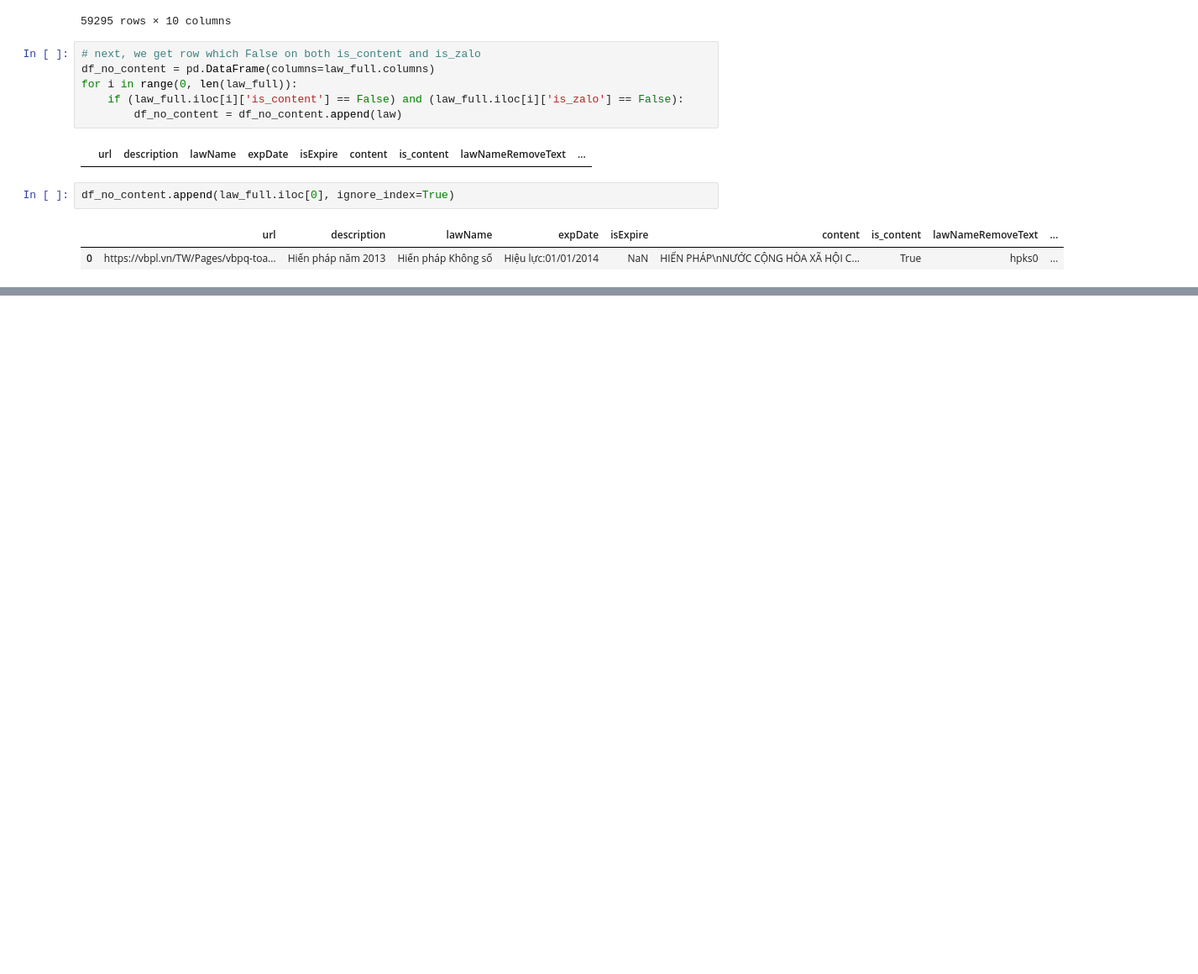
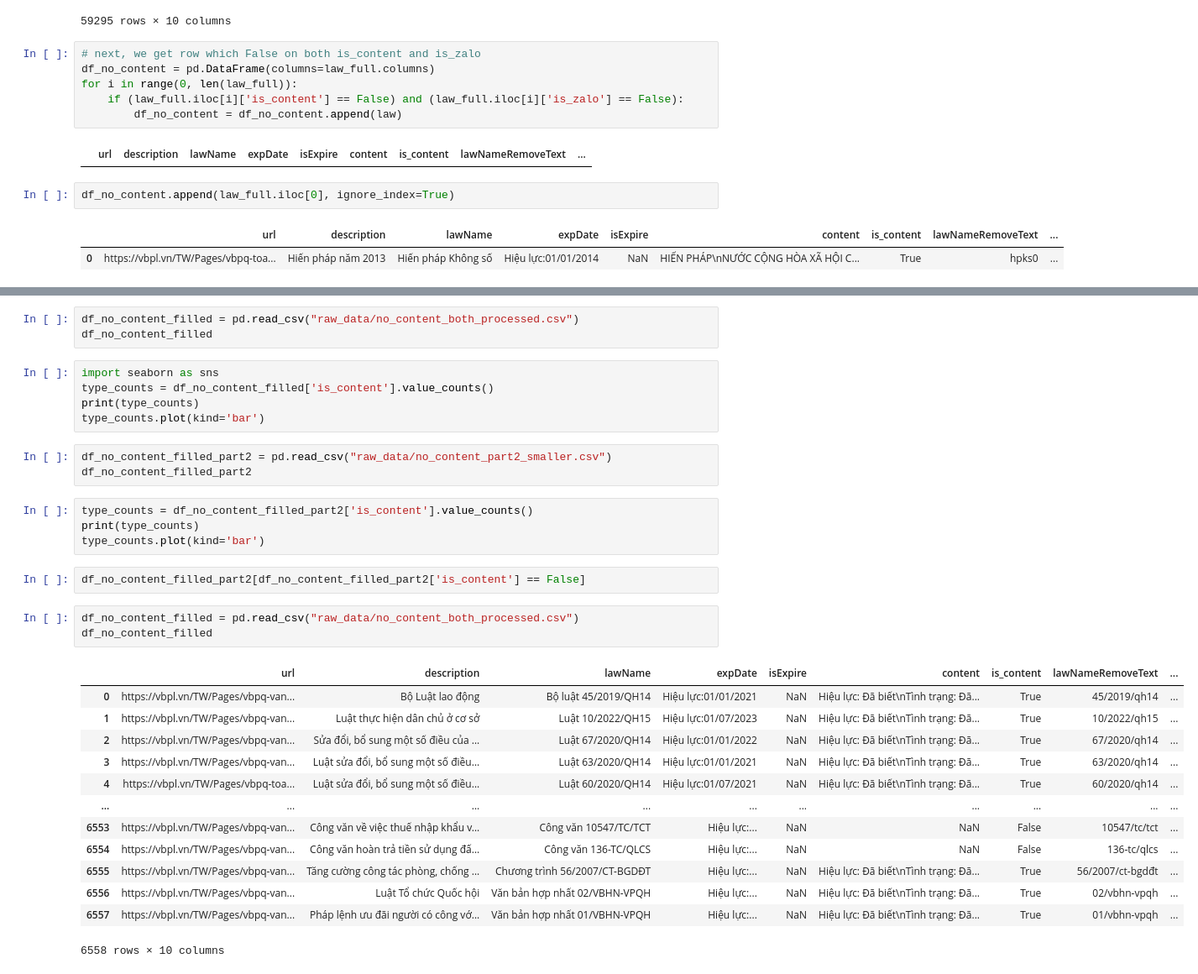
Before and after one commit to trongthanht3/vbpl_crawler, a Jupyter notebook: crawl_vbpl.ipynb, the cells around one changed output, grey strips where cells are left out. Shown at 84% size. Saved outputs shown, nothing was run; the diff lists cells and outputs as text; blank space fills up the shorter version.

```diff
--- a/crawl_vbpl.ipynb
+++ b/crawl_vbpl.ipynb
@@ -1091,0 +1100,34 @@ df_no_content.append(law_full.iloc[0], ignore_index=True)
+# %%
+df_no_content_filled = pd.read_csv("raw_data/no_content_both_processed.csv")
+df_no_content_filled
+# %%
+import seaborn as sns
+type_counts = df_no_content_filled['is_content'].value_counts()
+print(type_counts)
+type_counts.plot(kind='bar')
+# %%
+df_no_content_filled_part2 = pd.read_csv("raw_data/no_content_part2_smaller.csv")
+df_no_content_filled_part2
+# %%
+type_counts = df_no_content_filled_part2['is_content'].value_counts()
+print(type_counts)
+type_counts.plot(kind='bar')
+# %%
+df_no_content_filled_part2[df_no_content_filled_part2['is_content'] == False]
+# %%
+df_no_content_filled = pd.read_csv("raw_data/no_content_both_processed.csv")
+df_no_content_filled
+# %% [output]
+|  | url | description | lawName | expDate | isExpire | content | is_content | lawNameRemoveText | ... |
+| 0 | https://vbpl.vn/TW/Pages/vbpq-van... | Bộ Luật lao động | Bộ luật 45/2019/QH14 | Hiệu lực:01/01/2021 | NaN | Hiệu lực: Đã biết\nTình trạng: Đã... | True | 45/2019/qh14 | ... |
+| 1 | https://vbpl.vn/TW/Pages/vbpq-van... | Luật thực hiện dân chủ ở cơ sở | Luật 10/2022/QH15 | Hiệu lực:01/07/2023 | NaN | Hiệu lực: Đã biết\nTình trạng: Đã... | True | 10/2022/qh15 | ... |
+| 2 | https://vbpl.vn/TW/Pages/vbpq-van... | Sửa đổi, bổ sung một số điều của ... | Luật 67/2020/QH14 | Hiệu lực:01/01/2022 | NaN | Hiệu lực: Đã biết\nTình trạng: Đã... | True | 67/2020/qh14 | ... |
+| 3 | https://vbpl.vn/TW/Pages/vbpq-van... | Luật sửa đổi, bổ sung một số điều... | Luật 63/2020/QH14 | Hiệu lực:01/01/2021 | NaN | Hiệu lực: Đã biết\nTình trạng: Đã... | True | 63/2020/qh14 | ... |
+| 4 | https://vbpl.vn/TW/Pages/vbpq-toa... | Luật sửa đổi, bổ sung một số điều... | Luật 60/2020/QH14 | Hiệu lực:01/07/2021 | NaN | Hiệu lực: Đã biết\nTình trạng: Đã... | True | 60/2020/qh14 | ... |
+| ... | ... | ... | ... | ... | ... | ... | ... | ... | ... |
+| 6553 | https://vbpl.vn/TW/Pages/vbpq-van... | Công văn về việc thuế nhập khẩu v... | Công văn 10547/TC/TCT | Hiệu lực:... | NaN | NaN | False | 10547/tc/tct | ... |
+| 6554 | https://vbpl.vn/TW/Pages/vbpq-van... | Công văn hoàn trả tiền sử dụng đấ... | Công văn 136-TC/QLCS | Hiệu lực:... | NaN | NaN | False | 136-tc/qlcs | ... |
+| 6555 | https://vbpl.vn/TW/Pages/vbpq-van... | Tăng cường công tác phòng, chống ... | Chương trình 56/2007/CT-BGDĐT | Hiệu lực:... | NaN | Hiệu lực: Đã biết\nTình trạng: Đã... | True | 56/2007/ct-bgdđt | ... |
+| 6556 | https://vbpl.vn/TW/Pages/vbpq-van... | Luật Tổ chức Quốc hội | Văn bản hợp nhất 02/VBHN-VPQH | Hiệu lực:... | NaN | Hiệu lực: Đã biết\nTình trạng: Đã... | True | 02/vbhn-vpqh | ... |
+| 6557 | https://vbpl.vn/TW/Pages/vbpq-van... | Pháp lệnh ưu đãi người có công vớ... | Văn bản hợp nhất 01/VBHN-VPQH | Hiệu lực:... | NaN | Hiệu lực: Đã biết\nTình trạng: Đã... | True | 01/vbhn-vpqh | ... |
+6558 rows × 10 columns
```
Also changed, not shown: parts of 7 cells of this notebook, 2 other files.
